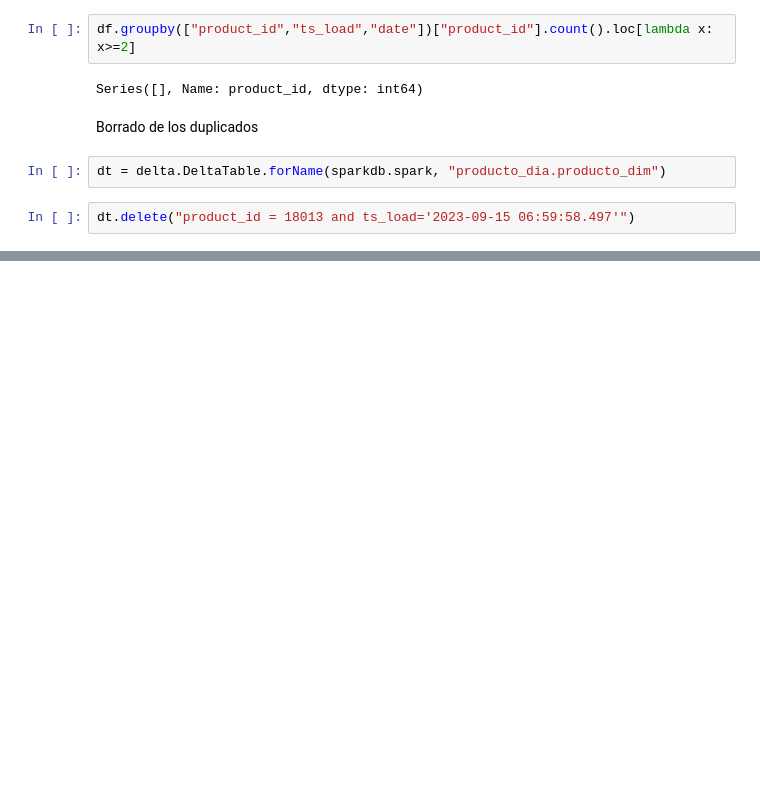
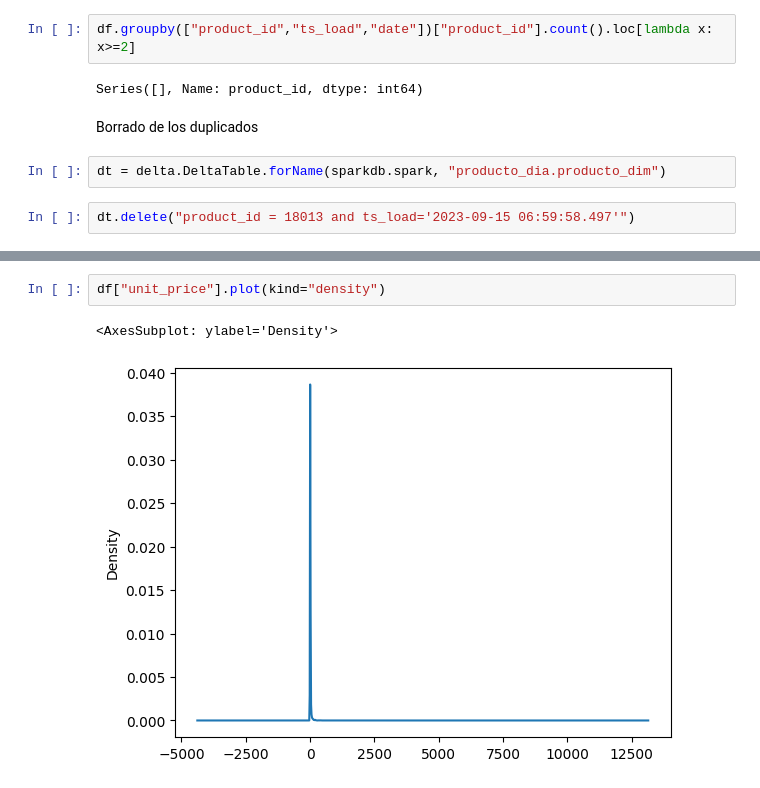
Before and after one commit to cperezh/FoodECommerceScraper, a Jupyter notebook: source/Producto_DIA_DP/Migracion Dataset.ipynb, the cells around one changed output, grey strips where cells are left out. Saved outputs shown, nothing was run; the diff lists cells and outputs as text; blank space fills up the shorter version.

```diff
--- a/source/Producto_DIA_DP/Migracion Dataset.ipynb
+++ b/source/Producto_DIA_DP/Migracion Dataset.ipynb
@@ -115,0 +193,5 @@ dt.delete("product_id = 18013 and ts_load='2023-09-15 06:59:58.497'")
+# %%
+df["unit_price"].plot(kind="density")
+# %% [output]
+<AxesSubplot: ylabel='Density'>
+[figure, added]
```
Also changed, not shown: parts of 17 cells of this notebook, 1 other file.
